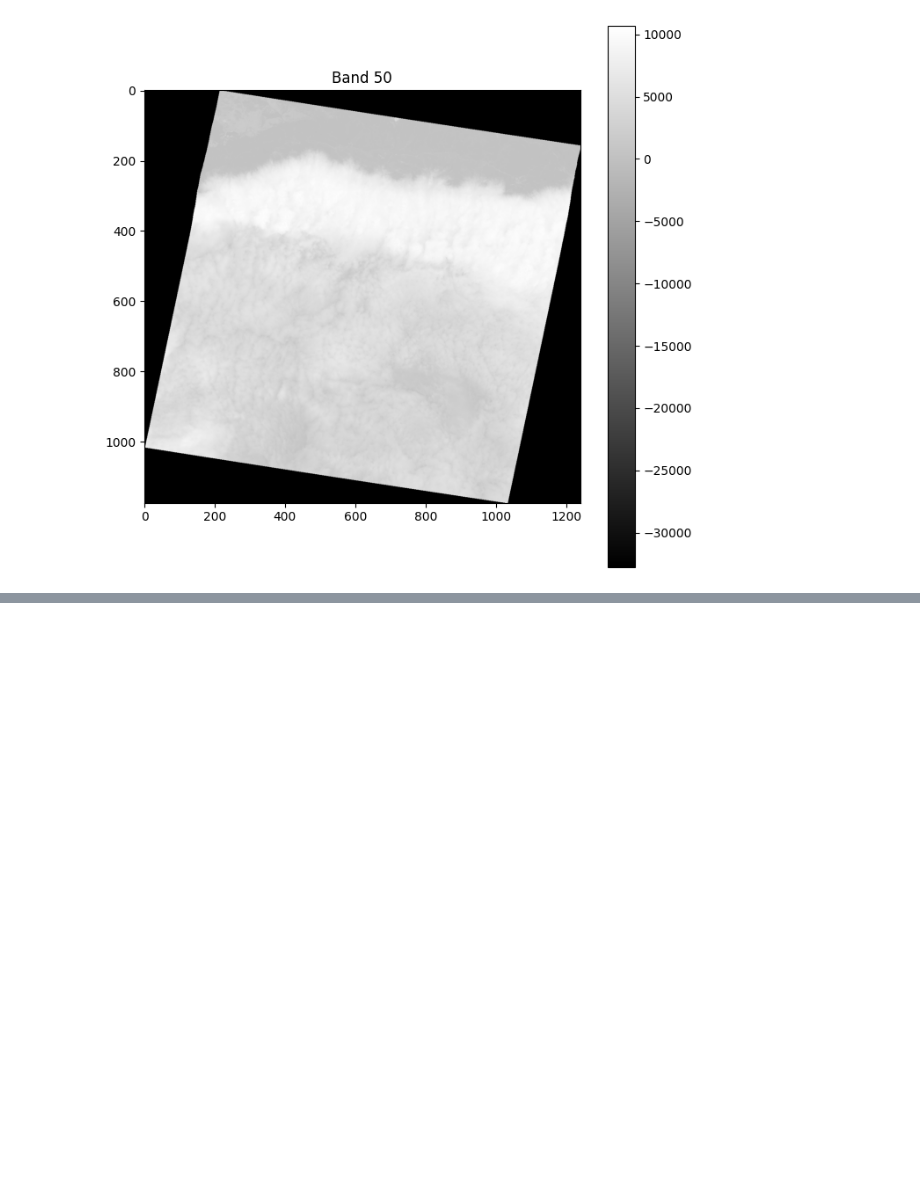
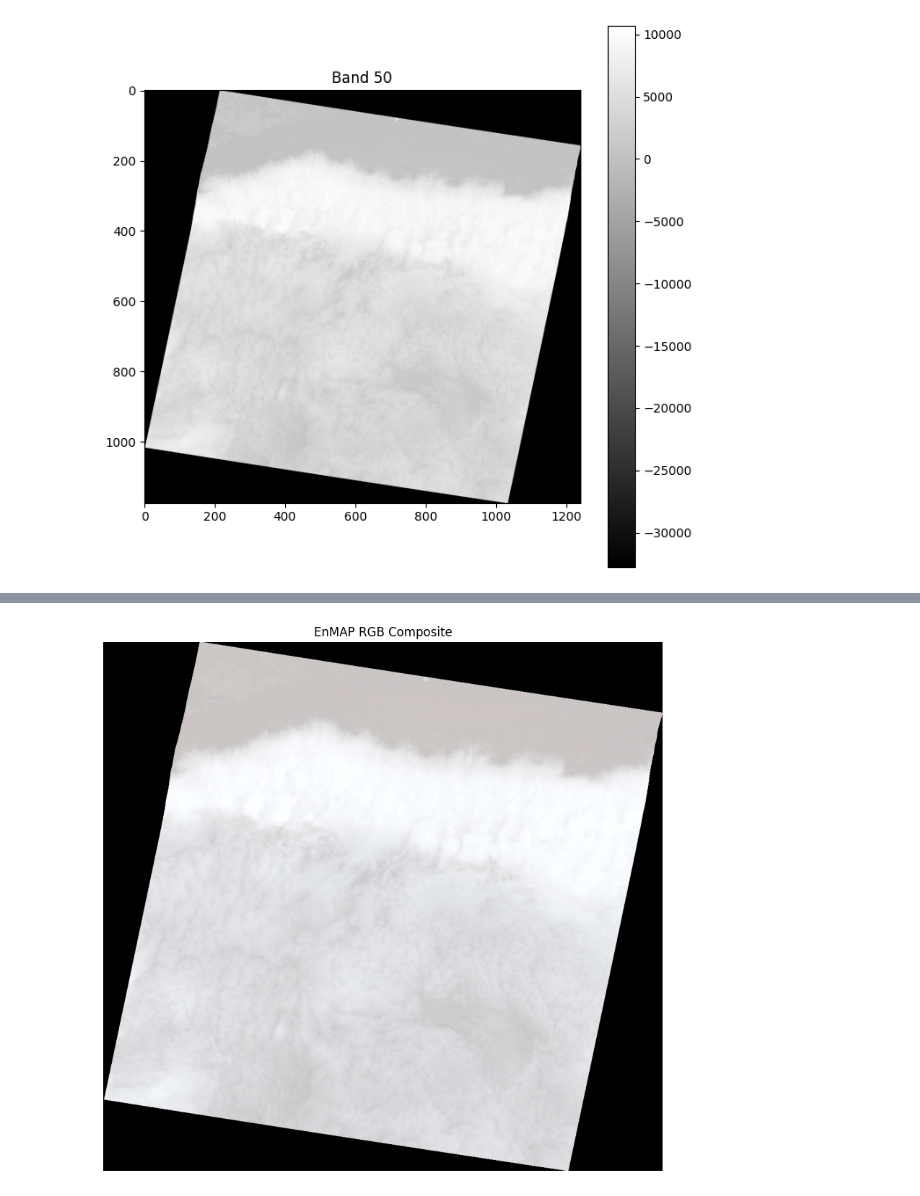
Before and after one commit to ECOMINE-IN/Geomind, a Jupyter notebook: notebooks/04_hyperspectral.ipynb, the cells around one changed output, grey strips where cells are left out. Drawn from its saved outputs; the diff is of its cells as text; code cells hidden in the pictures; blank space fills up the shorter version.

Commit message:
Done with cube inspection

```diff
--- a/notebooks/04_hyperspectral.ipynb
+++ b/notebooks/04_hyperspectral.ipynb
@@ -90,0 +150,26 @@ plt.show()
+# %%
+import numpy as np
+import matplotlib.pyplot as plt
+
+# approximate VNIR bands
+red = cube[55]
+green = cube[35]
+blue = cube[15]
+
+rgb = np.dstack([red, green, blue])
+
+# remove nodata influence
+rgb = rgb.astype(np.float32)
+
+p2 = np.percentile(rgb, 2)
+p98 = np.percentile(rgb, 98)
+
+rgb = np.clip((rgb - p2) / (p98 - p2), 0, 1)
+
+plt.figure(figsize=(10,10))
+plt.imshow(rgb)
+plt.title("EnMAP RGB Composite")
+plt.axis("off")
+plt.show()
+# %% [output]
+[figure, added]
```
Also changed, not shown: parts of 5 cells of this notebook.
